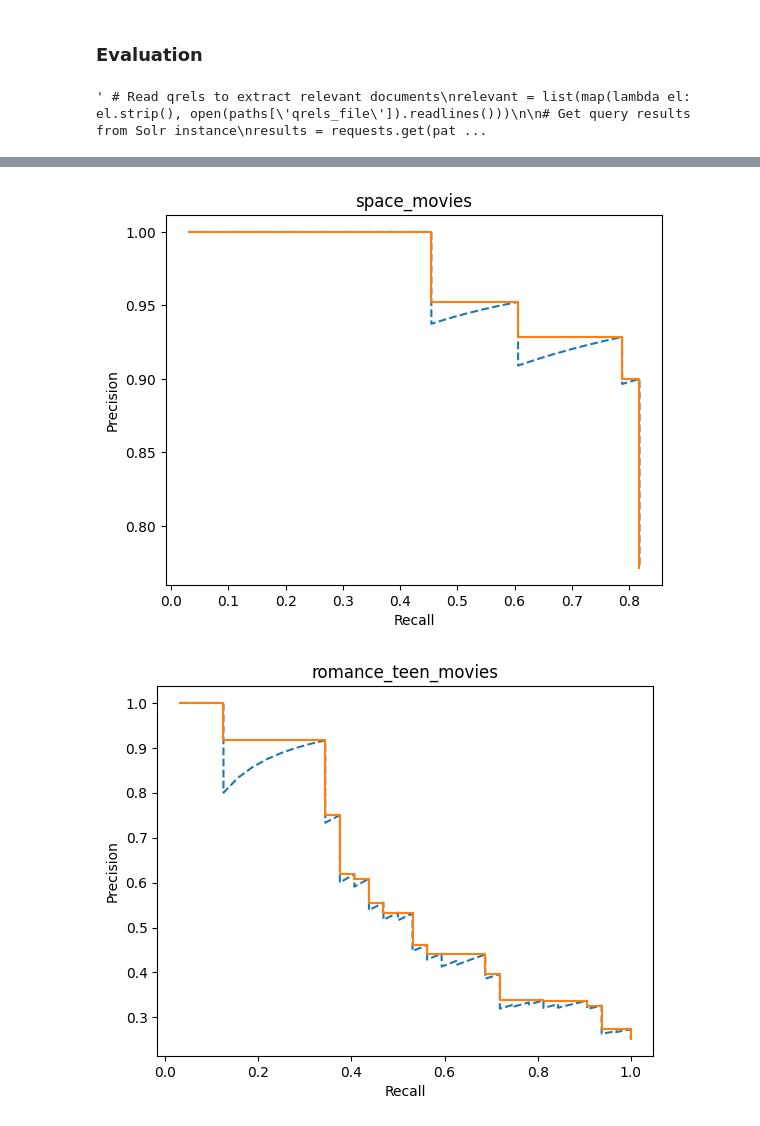
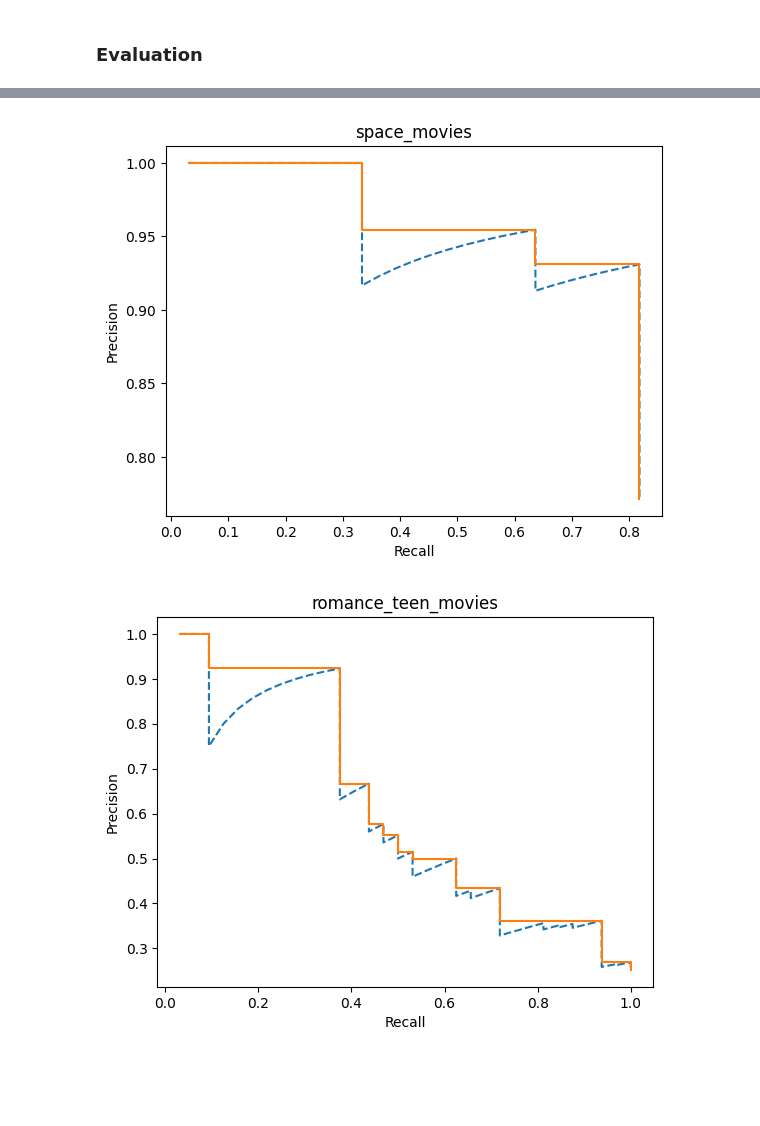
Before and after one commit to margaridav27/feup-pri, a Jupyter notebook: milestone3/notebooks/evaluation.ipynb, the cells around one changed output, grey strips where cells are left out. Saved outputs shown, nothing was run; the diff lists cells and outputs as text; code cells hidden in the pictures; blank space fills up the shorter version.

Commit message:
Hypothesis increment

```diff
--- a/milestone3/notebooks/evaluation.ipynb
+++ b/milestone3/notebooks/evaluation.ipynb
@@ -36,16 +36,21 @@ info = {
         "qrels_file": ROMANCE_TEEN_QRELS_FILE,
     }
 }
-# %%
-""" # Read qrels to extract relevant documents
-relevant = list(map(lambda el: el.strip(), open(paths['qrels_file']).readlines()))
-
-# Get query results from Solr instance
-results = requests.get(paths['query_url']).json()["response"]["docs"] """
-# %% [output]
-' # Read qrels to extract relevant documents\nrelevant = list(map(lambda el: el.strip(), open(paths[\'qrels_file\']).readlines()))\n\n# Get query results from Solr instance\nresults = requests.get(pat ...
+# %%
+def improve_results(results):
+    df = pd.DataFrame(results)
+
+    # Calculate the scaled increment
+    df['increment'] = df.apply(lambda row: (row['averageRating'] * row['numVotes'] ), axis=1)
+    df['increment'] = df.apply(lambda row: ((row['increment'] - min( df['increment'] )) / ( max(df['increment']) - min(df['increment']))) * 2, axis=1)
+    df['new_score'] = df.apply(lambda row: row['score'] + row['increment'], axis=1)
+
+    # Sort the results by the new score
+    df.sort_values(by=['new_score'], inplace=True, ascending=False)
+    return json.loads(df.to_json(orient='records'))
 # %%
 DEBUG = False
+HYPOTHESIS = True
 
 average_precisions = []
 
@@ -56,6 +61,8 @@ for movie_type, paths in info.items():
     # Get query results from Solr instance
     results = requests.get(paths['query_url']).json()["response"]["docs"]
 
+    if HYPOTHESIS:
+        results = improve_results(results)
 
     # Define metrics to be calculated
     evaluation_metrics = {
@@ -63,6 +70,7 @@ for movie_type, paths in info.items():
         "p10": "Precision at 10 (P@10)", "p15": "Precision at 15 (P@15)",
         "ia": "Individual Assessment (IA@10)"
     }
+
 
     # Calculate all metrics and export results as LaTeX table
     df = pd.DataFrame(
@@ -76,7 +84,7 @@ for movie_type, paths in info.items():
     average_precisions.append(calculate_metric("ap", results, relevant))
 
     if not DEBUG:
-        with open(f"../results/{movie_type}/results.tex", "w") as tf:
+        with open(f"../results/{movie_type}/{'hypothesis_' if HYPOTHESIS else ''}results.tex", "w") as tf:
             tf.write(df.style.to_latex())
 
 
@@ -101,7 +109,7 @@ for movie_type, paths in info.items():
     plt.ylabel("Precision")
     plt.xlabel("Recall")
     if not DEBUG:
-        plt.savefig(f"../results/{movie_type}/precision_recall.pdf")
+        plt.savefig(f"../results/{movie_type}/{'hypothesis_' if HYPOTHESIS else ''}precision_recall.pdf")
 
 data = [
     ["Mean Average Precision", calculate_metric("map", average_precisions)],
@@ -109,6 +117,6 @@ data = [
 df = pd.DataFrame(data=data, columns=["Metric", "Value"])
 
 if not DEBUG:
-    with open("../results/map.tex", "w") as tf:
+    with open(f"../results/{'hypothesis_' if HYPOTHESIS else ''}map.tex", "w") as tf:
         tf.write(df.style.to_latex())
 # %% [output]
@@ -116,2 +124,2 @@ if not DEBUG:
-[figure, old version]
+[figure, new version]
-[figure, old version]
+[figure, new version]
```
Also changed, not shown: parts of 1 cell of this notebook, 8 other files.
